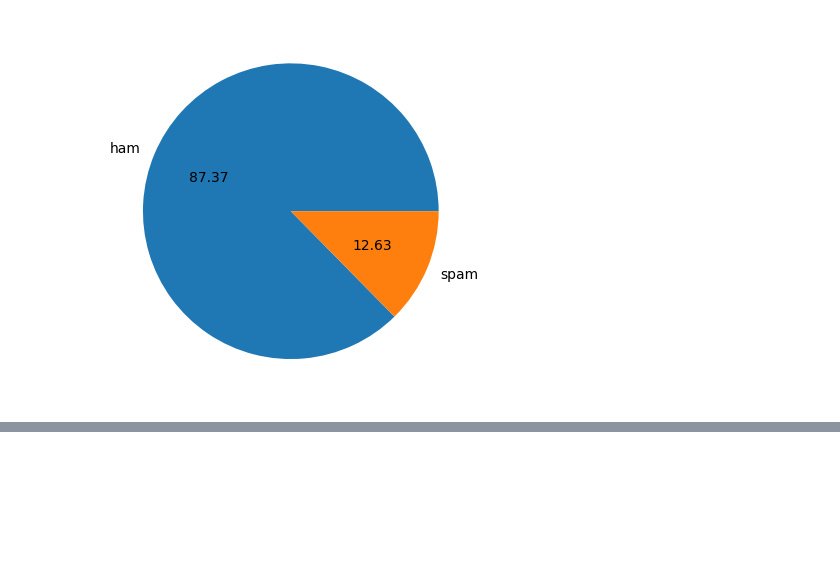
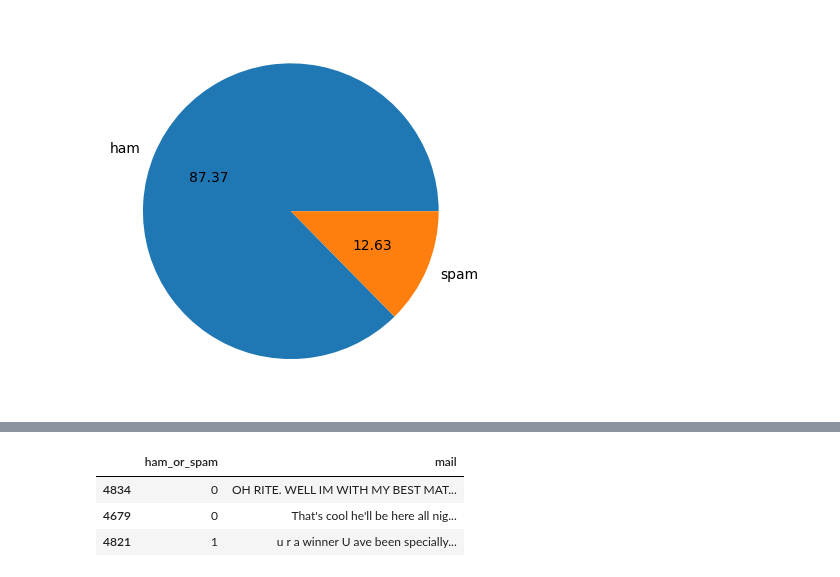
Before and after one commit to Sarvesh-Kesharwani/Spam_Classifier, a Jupyter notebook: 2. data_cleaning/1.ipynb, the cells around one changed output, grey strips where cells are left out. Cells and saved outputs as stored; diff of their text form; code cells hidden in the pictures; blank space fills up the shorter version.

```diff
--- a/2. data_cleaning/1.ipynb
+++ b/2. data_cleaning/1.ipynb
@@ -86,0 +96,7 @@ plt.show()
+# %%
+data.sample(3)
+# %% [output]
+|  | ham_or_spam | mail |
+| 4834 | 0 | OH RITE. WELL IM WITH MY BEST MAT... |
+| 4679 | 0 | That's cool he'll be here all nig... |
+| 4821 | 1 | u r a winner U ave been specially... |
```
Also changed, not shown: parts of 6 cells of this notebook, 1 other file.
